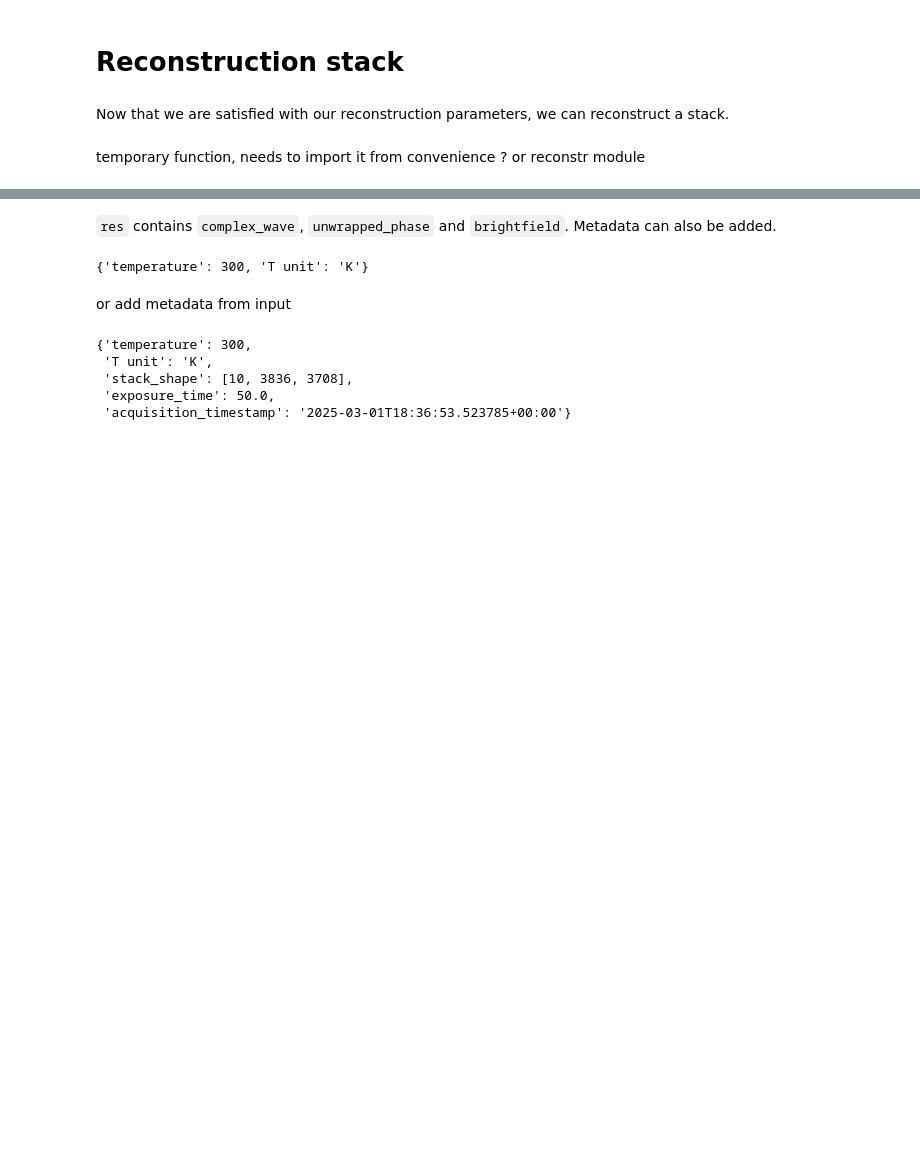
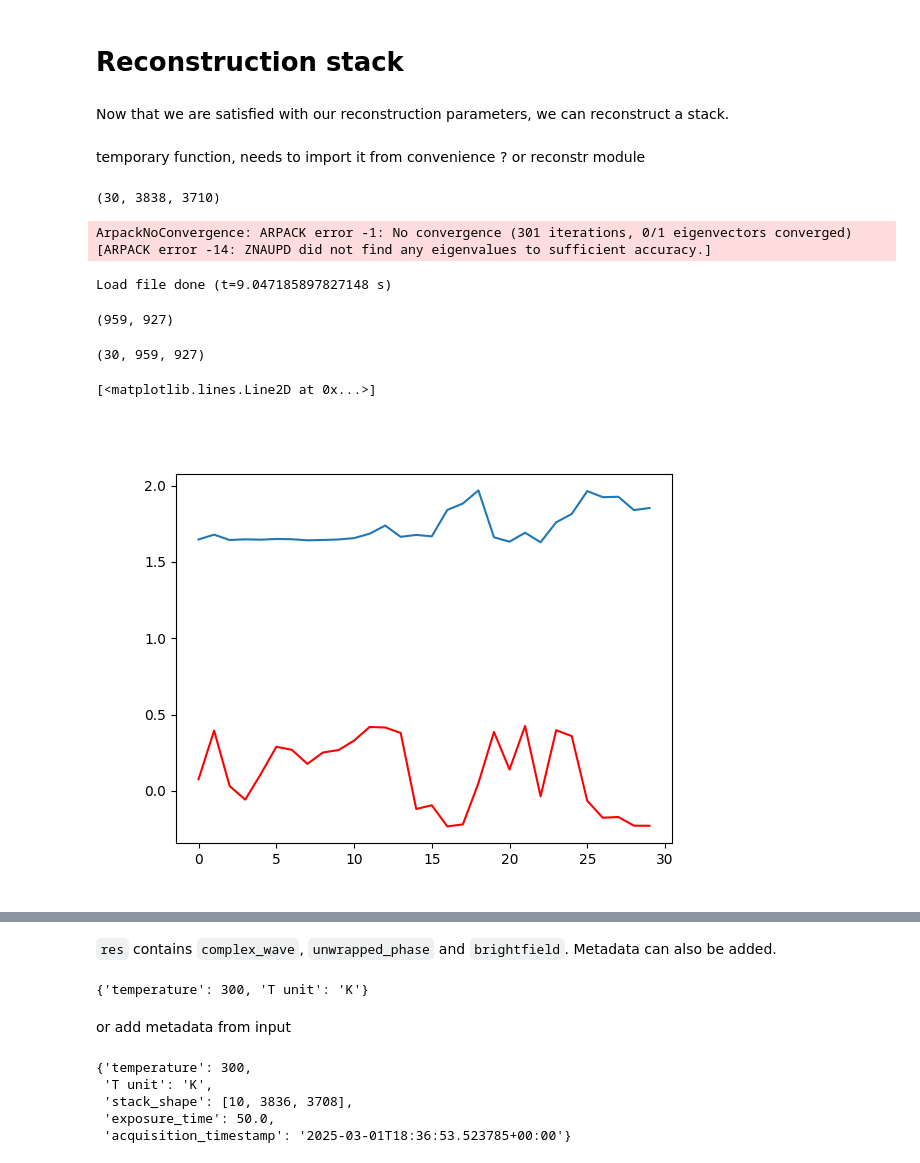
Before and after one commit to LiberTEM/LiberTEM-holo, a Jupyter notebook: notebooks/Reconstruction.ipynb, the cells around one changed output, grey strips where cells are left out. Cells and saved outputs as stored; diff of their text form; code cells hidden in the pictures; blank space fills up the shorter version.

```diff
--- a/notebooks/Reconstruction.ipynb
+++ b/notebooks/Reconstruction.ipynb
@@ -229,2 +320,33 @@ def reconstruct_stack(stack, stack_ref=None, holoparams=None, xp=xp):
+# %%
+data_obj.shape
+# %% [output]
+(30, 3838, 3710)
+# %%
+wave, bf, pxsize = reconstruct_stack(stack=data_obj, stack_ref=data_ref, holoparams=None)
+# %% [output]
+ArpackNoConvergence: ARPACK error -1: No convergence (301 iterations, 0/1 eigenvectors converged) [ARPACK error -14: ZNAUPD did not find any eigenvalues to sufficient accuracy.]
 # %%
-wave, bf, pxsize = reconstruct_stack(stack=data_obj, stack_ref=data_ref, holoparams=None, xp=xp)
+#wave, bf, pxsize = reconstruct_stack(stack=data_obj, stack_ref=data_ref, holoparams=None, xp=np)
+data = reconstruct_stack_old(
+    path=r"C:\Users\mkhelfallah\Documents\donnees\holography\datasets",
+    filename=r"\stack_obj_minus.dm4",
+    fileref=r"\stack_ref_minus.dm4",
+    cp=xp,
+)
+# %% [output]
+Load file done (t=9.047185897827148 s)
+# %%
+data['wave'].shape
+# %% [output]
+(959, 927)
+# %%
+waves_aligned.shape
+# %% [output]
+(30, 959, 927)
+# %%
+plt.figure()
+plt.plot(np.std(np.angle(waves_aligned.get()), axis=(1,2)))
+plt.plot(np.mean(np.angle(waves_aligned.get()), axis=(1,2)), c='r')
+# %% [output]
+[<matplotlib.lines.Line2D at 0x...>]
+[figure, added]
```
Also changed, not shown: parts of 13 cells of this notebook, 1 other file.
